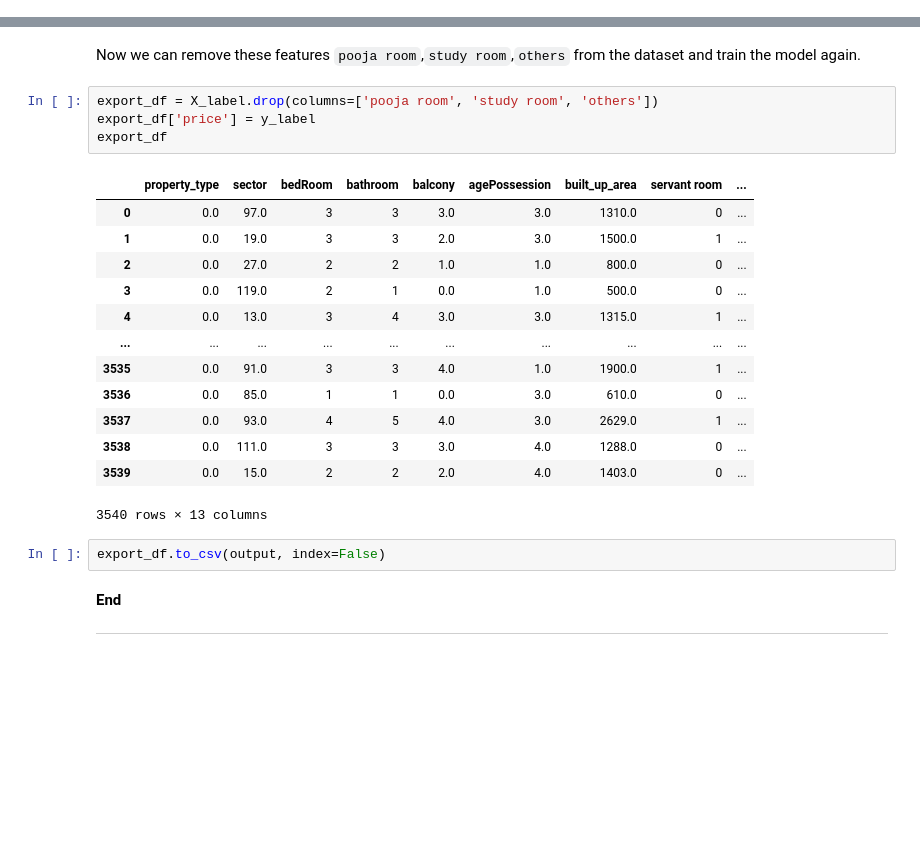
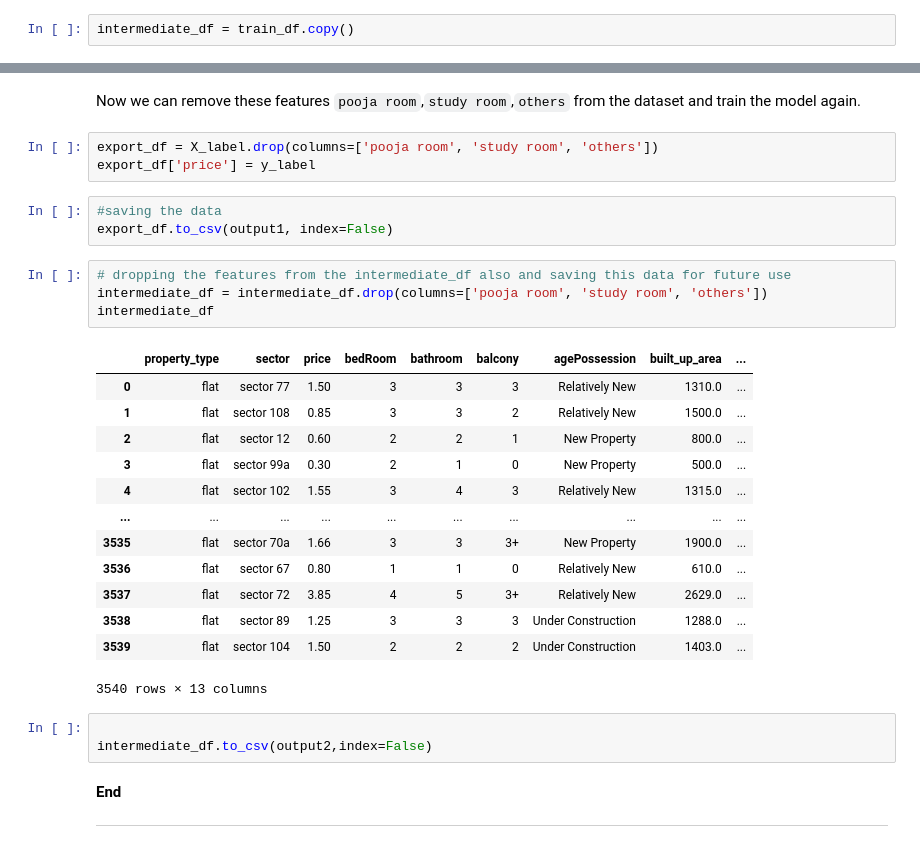
Before and after one commit to ranjanchoubey/real-estate, a Jupyter notebook: 5-feature-selection/feature-selection.ipynb, the cells around one changed output, grey strips where cells are left out. Cells and saved outputs as stored; diff of their text form; blank space fills up the shorter version.

```diff
--- a/5-feature-selection/feature-selection.ipynb
+++ b/5-feature-selection/feature-selection.ipynb
@@ -195,3 +198,5 @@ train_df.head()
+# %%
+intermediate_df = train_df.copy()
 # %% [markdown]
 ---
 # %% [markdown]
@@ -678,23 +683,30 @@ Now we can remove these features `pooja room`,`study room`,`others` from the dat
 # %%
 export_df = X_label.drop(columns=['pooja room', 'study room', 'others'])
 export_df['price'] = y_label
-export_df
-# %% [output]
-|  | property_type | sector | bedRoom | bathroom | balcony | agePossession | built_up_area | servant room | ... |
-| 0 | 0.0 | 97.0 | 3 | 3 | 3.0 | 3.0 | 1310.0 | 0 | ... |
-| 1 | 0.0 | 19.0 | 3 | 3 | 2.0 | 3.0 | 1500.0 | 1 | ... |
-| 2 | 0.0 | 27.0 | 2 | 2 | 1.0 | 1.0 | 800.0 | 0 | ... |
-| 3 | 0.0 | 119.0 | 2 | 1 | 0.0 | 1.0 | 500.0 | 0 | ... |
-| 4 | 0.0 | 13.0 | 3 | 4 | 3.0 | 3.0 | 1315.0 | 1 | ... |
-| ... | ... | ... | ... | ... | ... | ... | ... | ... | ... |
-| 3535 | 0.0 | 91.0 | 3 | 3 | 4.0 | 1.0 | 1900.0 | 1 | ... |
-| 3536 | 0.0 | 85.0 | 1 | 1 | 0.0 | 3.0 | 610.0 | 0 | ... |
-| 3537 | 0.0 | 93.0 | 4 | 5 | 4.0 | 3.0 | 2629.0 | 1 | ... |
-| 3538 | 0.0 | 111.0 | 3 | 3 | 3.0 | 4.0 | 1288.0 | 0 | ... |
-| 3539 | 0.0 | 15.0 | 2 | 2 | 2.0 | 4.0 | 1403.0 | 0 | ... |
-3540 rows × 13 columns
+# %%
+#saving the data
+export_df.to_csv(output1, index=False)
 # %%
-export_df.to_csv(output, index=False)
+# dropping the features from the intermediate_df also and saving this data for future use
+intermediate_df = intermediate_df.drop(columns=['pooja room', 'study room', 'others'])
+intermediate_df
+# %% [output]
+|  | property_type | sector | price | bedRoom | bathroom | balcony | agePossession | built_up_area | ... |
+| 0 | flat | sector 77 | 1.50 | 3 | 3 | 3 | Relatively New | 1310.0 | ... |
+| 1 | flat | sector 108 | 0.85 | 3 | 3 | 2 | Relatively New | 1500.0 | ... |
+| 2 | flat | sector 12 | 0.60 | 2 | 2 | 1 | New Property | 800.0 | ... |
+| 3 | flat | sector 99a | 0.30 | 2 | 1 | 0 | New Property | 500.0 | ... |
+| 4 | flat | sector 102 | 1.55 | 3 | 4 | 3 | Relatively New | 1315.0 | ... |
+| ... | ... | ... | ... | ... | ... | ... | ... | ... | ... |
+| 3535 | flat | sector 70a | 1.66 | 3 | 3 | 3+ | New Property | 1900.0 | ... |
+| 3536 | flat | sector 67 | 0.80 | 1 | 1 | 0 | Relatively New | 610.0 | ... |
+| 3537 | flat | sector 72 | 3.85 | 4 | 5 | 3+ | Relatively New | 2629.0 | ... |
+| 3538 | flat | sector 89 | 1.25 | 3 | 3 | 3 | Under Construction | 1288.0 | ... |
+| 3539 | flat | sector 104 | 1.50 | 2 | 2 | 2 | Under Construction | 1403.0 | ... |
+3540 rows × 13 columns
+# %%
+
+intermediate_df.to_csv(output2,index=False)
 # %% [markdown]
 **End**
 
```
Also changed, not shown: parts of 7 cells of this notebook, 1 other file.
